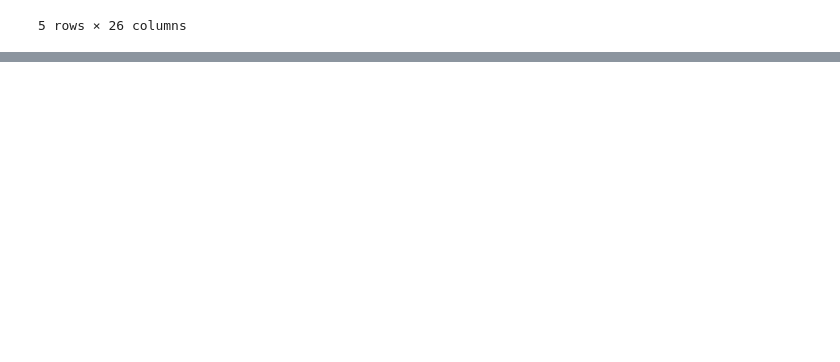
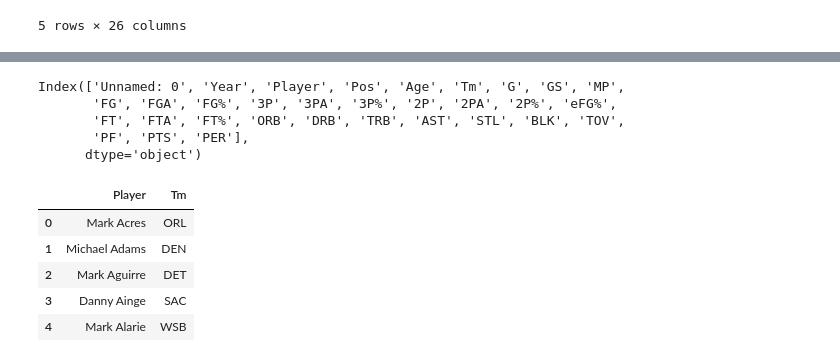
Before and after one commit to andrewfrilot/NBA_Scout, a Jupyter notebook: iPython_Notebooks/Merge.ipynb, the cells around one changed output, grey strips where cells are left out. Drawn from its saved outputs; the diff is of its cells as text; code cells hidden in the pictures; blank space fills up the shorter version.

```diff
--- a/iPython_Notebooks/Merge.ipynb
+++ b/iPython_Notebooks/Merge.ipynb
@@ -169,0 +147,26 @@ agg_df.head()
+# %%
+#import NBA_clean
+
+NBA_df = pd.read_csv("NBA_clean.csv")
+
+
+NBA_df.columns
+# %% [output]
+Index(['Unnamed: 0', 'Year', 'Player', 'Pos', 'Age', 'Tm', 'G', 'GS', 'MP',
+       'FG', 'FGA', 'FG%', '3P', '3PA', '3P%', '2P', '2PA', '2P%', 'eFG%',
+       'FT', 'FTA', 'FT%', 'ORB', 'DRB', 'TRB', 'AST', 'STL', 'BLK', 'TOV',
+       'PF', 'PTS', 'PER'],
+      dtype='object')
+# %%
+#get teams for each player
+
+player_team = NBA_df[["Player", "Tm"]]
+
+player_team.head()
+# %% [output]
+|  | Player | Tm |
+| 0 | Mark Acres | ORL |
+| 1 | Michael Adams | DEN |
+| 2 | Mark Aguirre | DET |
+| 3 | Danny Ainge | SAC |
+| 4 | Mark Alarie | WSB |
```
Also changed, not shown: parts of 3 cells of this notebook, 4 other files.
